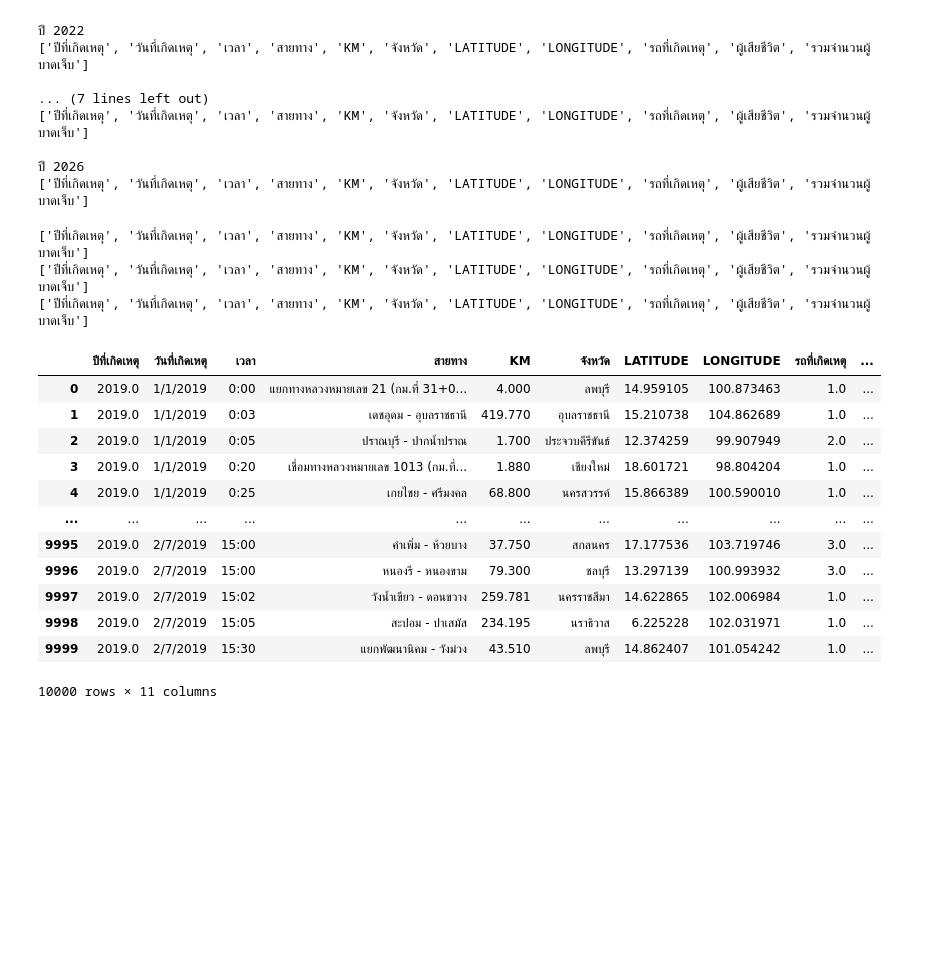
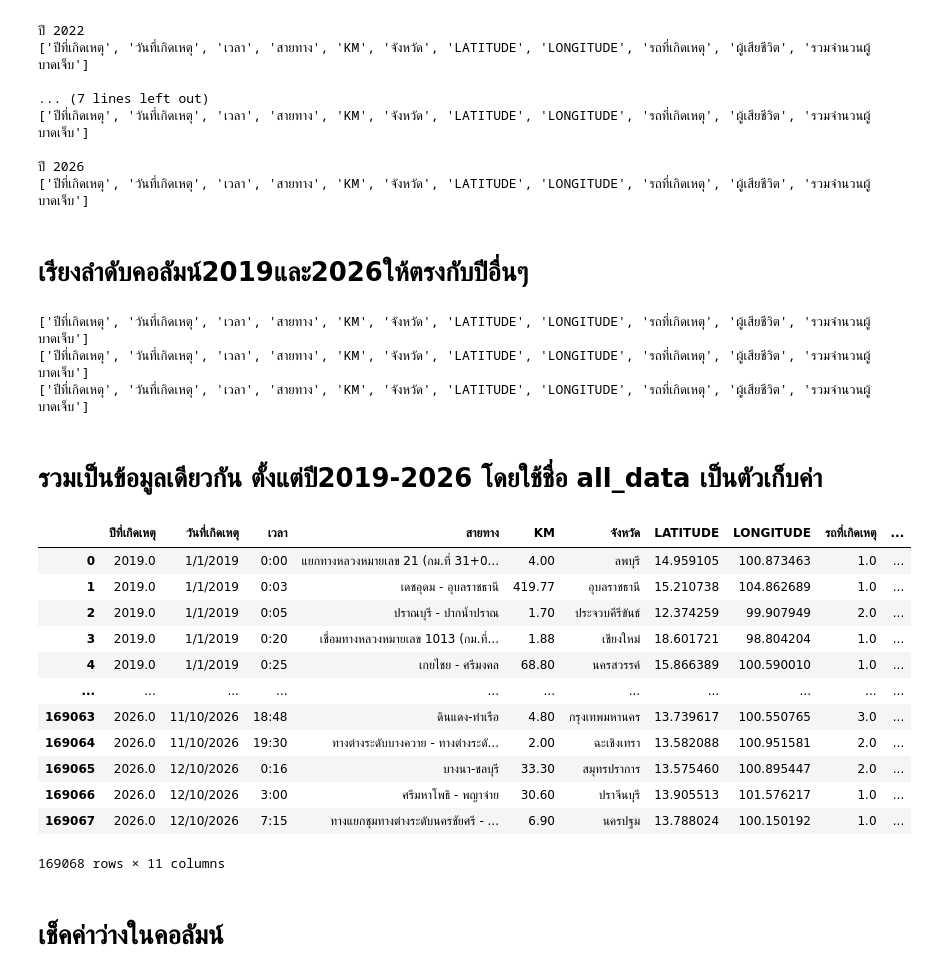
Before and after one commit to VannisaLaowongkot/Road-Accident-Risk-Prediction-Project, a Jupyter notebook: 2019.ipynb, the cells around one changed output. Drawn from its saved outputs; the diff is of its cells as text; code cells hidden in the pictures; blank space fills up the shorter version.

Commit message:
Clean_data+EDA+Modeling_Planning

```diff
--- a/2019.ipynb
+++ b/2019.ipynb
@@ -456,6 +434,8 @@ for year in range(2019, 2027):
 
 ปี 2026
 ['ปีที่เกิดเหตุ', 'วันที่เกิดเหตุ', 'เวลา', 'สายทาง', 'KM', 'จังหวัด', 'LATITUDE', 'LONGITUDE', 'รถที่เกิดเหตุ', 'ผู้เสียชีวิต', 'รวมจำนวนผู้บาดเจ็บ']
+# %% [markdown]
+# เรียงลำดับคอลัมน์2019และ2026ให้ตรงกับปีอื่นๆ
 # %%
 column_order = cleaned_data[2020].columns.tolist()
 for year in [2019, 2026]:
@@ -468,6 +448,8 @@ print(cleaned_data[2026].columns.tolist())
 ['ปีที่เกิดเหตุ', 'วันที่เกิดเหตุ', 'เวลา', 'สายทาง', 'KM', 'จังหวัด', 'LATITUDE', 'LONGITUDE', 'รถที่เกิดเหตุ', 'ผู้เสียชีวิต', 'รวมจำนวนผู้บาดเจ็บ']
 ['ปีที่เกิดเหตุ', 'วันที่เกิดเหตุ', 'เวลา', 'สายทาง', 'KM', 'จังหวัด', 'LATITUDE', 'LONGITUDE', 'รถที่เกิดเหตุ', 'ผู้เสียชีวิต', 'รวมจำนวนผู้บาดเจ็บ']
 ['ปีที่เกิดเหตุ', 'วันที่เกิดเหตุ', 'เวลา', 'สายทาง', 'KM', 'จังหวัด', 'LATITUDE', 'LONGITUDE', 'รถที่เกิดเหตุ', 'ผู้เสียชีวิต', 'รวมจำนวนผู้บาดเจ็บ']
+# %% [markdown]
+# รวมเป็นข้อมูลเดียวกัน ตั้งแต่ปี2019-2026 โดยใช้ชื่อ all_data เป็นตัวเก็บค่า
 # %%
 import pandas as pd
 
@@ -476,18 +458,20 @@ all_data = pd.concat(
     ignore_index=True
 )
 # %%
-display(all_data.head(10000))
+display(all_data.head(169068))
 # %% [output]
 |  | ปีที่เกิดเหตุ | วันที่เกิดเหตุ | เวลา | สายทาง | KM | จังหวัด | LATITUDE | LONGITUDE | รถที่เกิดเหตุ | ... |
-| 0 | 2019.0 | 1/1/2019 | 0:00 | แยกทางหลวงหมายเลข 21 (กม.ที่ 31+0... | 4.000 | ลพบุรี | 14.959105 | 100.873463 | 1.0 | ... |
-| 1 | 2019.0 | 1/1/2019 | 0:03 | เดชอุดม - อุบลราชธานี | 419.770 | อุบลราชธานี | 15.210738 | 104.862689 | 1.0 | ... |
-| 2 | 2019.0 | 1/1/2019 | 0:05 | ปราณบุรี - ปากน้ำปราณ | 1.700 | ประจวบคีรีขันธ์ | 12.374259 | 99.907949 | 2.0 | ... |
-| 3 | 2019.0 | 1/1/2019 | 0:20 | เชื่อมทางหลวงหมายเลข 1013 (กม.ที่... | 1.880 | เชียงใหม่ | 18.601721 | 98.804204 | 1.0 | ... |
-| 4 | 2019.0 | 1/1/2019 | 0:25 | เกยไชย - ศรีมงคล | 68.800 | นครสวรรค์ | 15.866389 | 100.590010 | 1.0 | ... |
+| 0 | 2019.0 | 1/1/2019 | 0:00 | แยกทางหลวงหมายเลข 21 (กม.ที่ 31+0... | 4.00 | ลพบุรี | 14.959105 | 100.873463 | 1.0 | ... |
+| 1 | 2019.0 | 1/1/2019 | 0:03 | เดชอุดม - อุบลราชธานี | 419.77 | อุบลราชธานี | 15.210738 | 104.862689 | 1.0 | ... |
+| 2 | 2019.0 | 1/1/2019 | 0:05 | ปราณบุรี - ปากน้ำปราณ | 1.70 | ประจวบคีรีขันธ์ | 12.374259 | 99.907949 | 2.0 | ... |
+| 3 | 2019.0 | 1/1/2019 | 0:20 | เชื่อมทางหลวงหมายเลข 1013 (กม.ที่... | 1.88 | เชียงใหม่ | 18.601721 | 98.804204 | 1.0 | ... |
+| 4 | 2019.0 | 1/1/2019 | 0:25 | เกยไชย - ศรีมงคล | 68.80 | นครสวรรค์ | 15.866389 | 100.590010 | 1.0 | ... |
 | ... | ... | ... | ... | ... | ... | ... | ... | ... | ... | ... |
-| 9995 | 2019.0 | 2/7/2019 | 15:00 | คำเพิ่ม - ห้วยบาง | 37.750 | สกลนคร | 17.177536 | 103.719746 | 3.0 | ... |
-| 9996 | 2019.0 | 2/7/2019 | 15:00 | หนองรี - หนองขาม | 79.300 | ชลบุรี | 13.297139 | 100.993932 | 3.0 | ... |
-| 9997 | 2019.0 | 2/7/2019 | 15:02 | วังน้ำเขียว - ดอนขวาง | 259.781 | นครราชสีมา | 14.622865 | 102.006984 | 1.0 | ... |
-| 9998 | 2019.0 | 2/7/2019 | 15:05 | สะปอม - ปาเสมัส | 234.195 | นราธิวาส | 6.225228 | 102.031971 | 1.0 | ... |
-| 9999 | 2019.0 | 2/7/2019 | 15:30 | แยกพัฒนานิคม - วังม่วง | 43.510 | ลพบุรี | 14.862407 | 101.054242 | 1.0 | ... |
+| 169063 | 2026.0 | 11/10/2026 | 18:48 | ดินแดง-ท่าเรือ | 4.80 | กรุงเทพมหานคร | 13.739617 | 100.550765 | 3.0 | ... |
+| 169064 | 2026.0 | 11/10/2026 | 19:30 | ทางต่างระดับบางควาย - ทางต่างระดั... | 2.00 | ฉะเชิงเทรา | 13.582088 | 100.951581 | 2.0 | ... |
+| 169065 | 2026.0 | 12/10/2026 | 0:16 | บางนา-ชลบุรี | 33.30 | สมุทรปราการ | 13.575460 | 100.895447 | 2.0 | ... |
+| 169066 | 2026.0 | 12/10/2026 | 3:00 | ศรีมหาโพธิ - พญาจ่าย | 30.60 | ปราจีนบุรี | 13.905513 | 101.576217 | 1.0 | ... |
+| 169067 | 2026.0 | 12/10/2026 | 7:15 | ทางแยกชุมทางต่างระดับนครชัยศรี - ... | 6.90 | นครปฐม | 13.788024 | 100.150192 | 1.0 | ... |
-10000 rows × 11 columns
+169068 rows × 11 columns
+# %% [markdown]
+# เช็คค่าว่างในคอลัมน์
```
Also changed, not shown: parts of 77 cells of this notebook.
